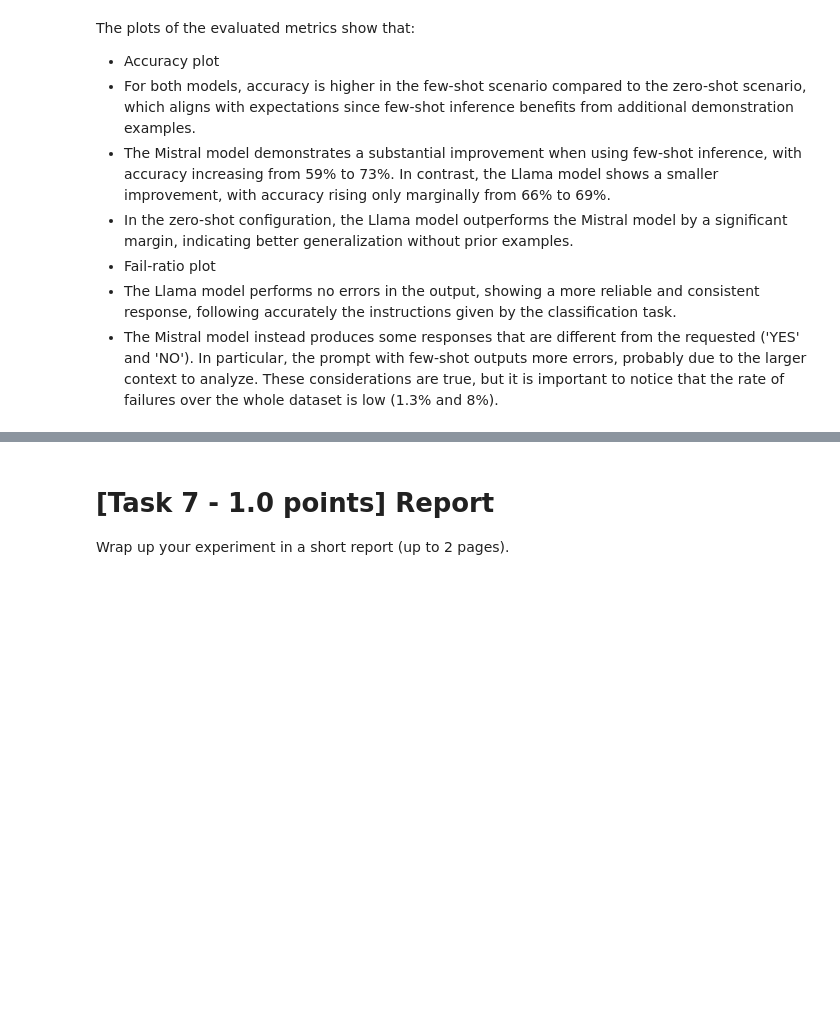
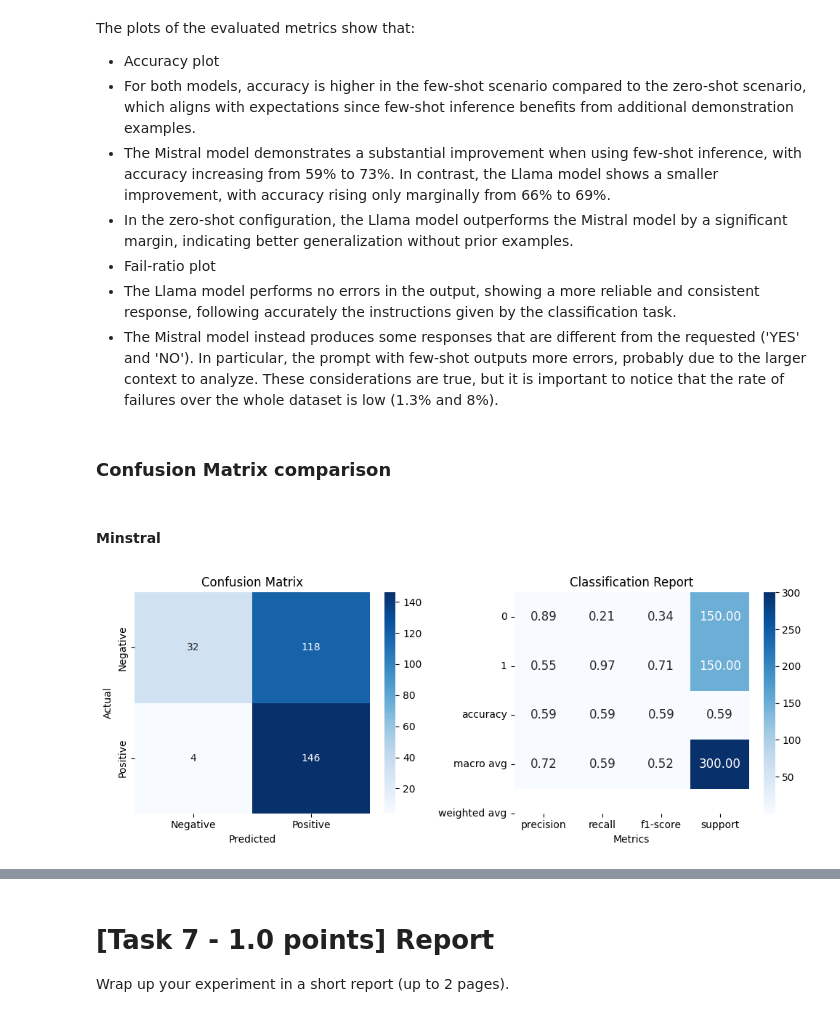
Before and after one commit to tancredibosi/nlp-assignments, a Jupyter notebook: [NLP_2425]_Assignment_2.ipynb, the cells around one changed output, grey strips where cells are left out. Saved outputs shown, nothing was run; the diff lists cells and outputs as text; code cells hidden in the pictures; blank space fills up the shorter version.

```diff
--- a/[NLP_2425]_Assignment_2.ipynb
+++ b/[NLP_2425]_Assignment_2.ipynb
@@ -522,6 +522,7 @@ def compute_metrics(responses, y_true):
   fail_ratio = total_failures / total_samples
 
   return {
+      "predictions": list(y_pred),
       "accuracy": accuracy,
       "fail_ratio": fail_ratio,
   }
@@ -837,3 +887,42 @@ The plots of the evaluated metrics show that:
  * Fail-ratio plot
   * The Llama model performs no errors in the output, showing a more reliable and consistent response, following accurately the instructions given by the classification task.
   * The Mistral model instead produces some responses that are different from the requested ('YES' and 'NO'). In particular, the prompt with few-shot outputs more errors, probably due to the larger context to analyze. These considerations are true, but it is important to notice that the rate of failures over the whole dataset is low (1.3% and 8%).
+# %% [markdown]
+### Confusion Matrix comparison
+# %%
+def plot_confusion_and_pr_curve(y_pred, y_test):
+    """
+    Given binary labels (y_true) and binary predictions (y_pred),
+    this function will plot the confusion matrix, precision-recall curve,
+    and classification report side by side.
+    """
+    conf_matrix = confusion_matrix(y_test, y_pred)
+
+    # Create a figure with three subplots in one row
+    fig, (ax1, ax2) = plt.subplots(1, 2, figsize=(10, 4))
+
+    # Confusion Matrix
+    sns.heatmap(conf_matrix, annot=True, fmt="d", cmap="Blues", xticklabels=["Negative", "Positive"],
+                yticklabels=["Negative", "Positive"], ax=ax1)
+    ax1.set_title("Confusion Matrix")
+    ax1.set_xlabel("Predicted")
+    ax1.set_ylabel("Actual")
+
+    # Classification Report as a heatmap
+    report = classification_report(y_test, y_pred, output_dict=True)
+    report_df = pd.DataFrame(report).transpose()
+
+    sns.heatmap(report_df.iloc[:-1, :].astype(float), annot=True, fmt=".2f", cmap="Blues",
+                cbar=True, xticklabels=report_df.columns, yticklabels=report_df.index, annot_kws={"size": 12}, ax=ax2)
+    ax2.set_title("Classification Report")
+    ax2.yaxis.set_tick_params(labelsize=10)
+    ax2.set_xlabel("Metrics")
+
+    plt.tight_layout()
+    plt.show()
+# %% [markdown]
+#### Minstral
+# %%
+plot_confusion_and_pr_curve(metrics_dict_zero_shot_1['predictions'], test_data['label_sexist'])
+# %% [output]
+[figure, added]
```
Also changed, not shown: parts of 25 cells of this notebook.
